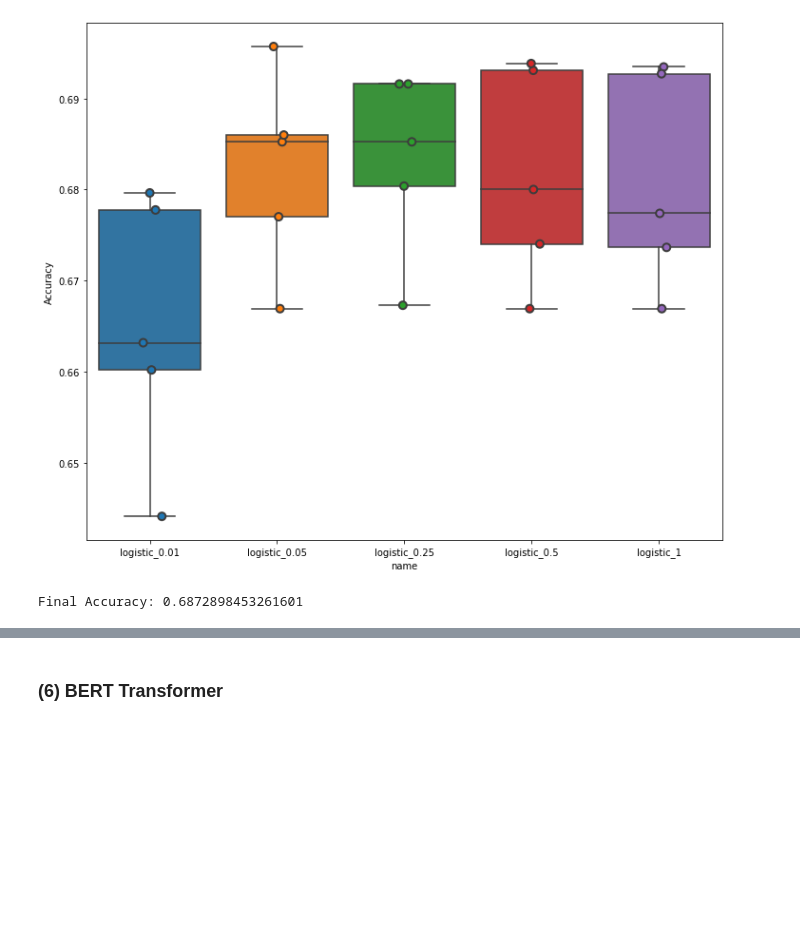
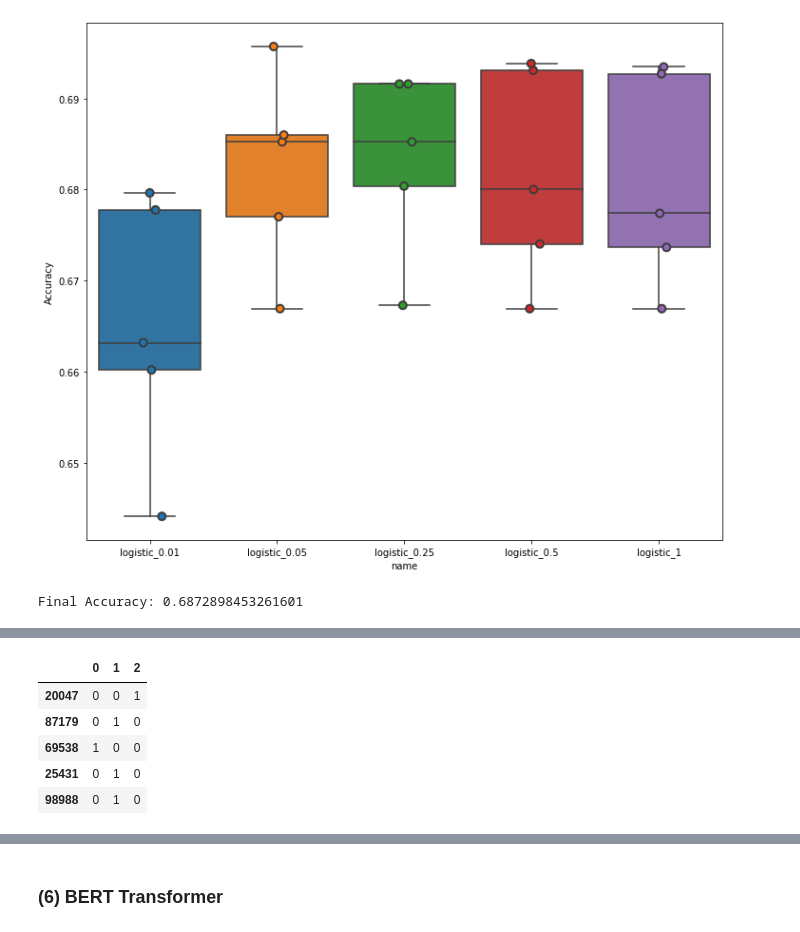
Before and after one commit to SupercarryNg/CouseraReview, a Jupyter notebook: sentiment_analysis.ipynb, the cells around one changed output, grey strips where cells are left out. Drawn from its saved outputs; the diff is of its cells as text; code cells hidden in the pictures; blank space fills up the shorter version.

```diff
--- a/sentiment_analysis.ipynb
+++ b/sentiment_analysis.ipynb
@@ -295,0 +359,11 @@ Better than the previous two algorithms
+# %%
+y_train_onehot = pd.get_dummies(y_train)
+y_test_onehot = pd.get_dummies(y_test)
+y_test_onehot.tail()
+# %% [output]
+|  | 0 | 1 | 2 |
+| 20047 | 0 | 0 | 1 |
+| 87179 | 0 | 1 | 0 |
+| 69538 | 1 | 0 | 0 |
+| 25431 | 0 | 1 | 0 |
+| 98988 | 0 | 1 | 0 |
```
Also changed, not shown: parts of 24 cells of this notebook.
